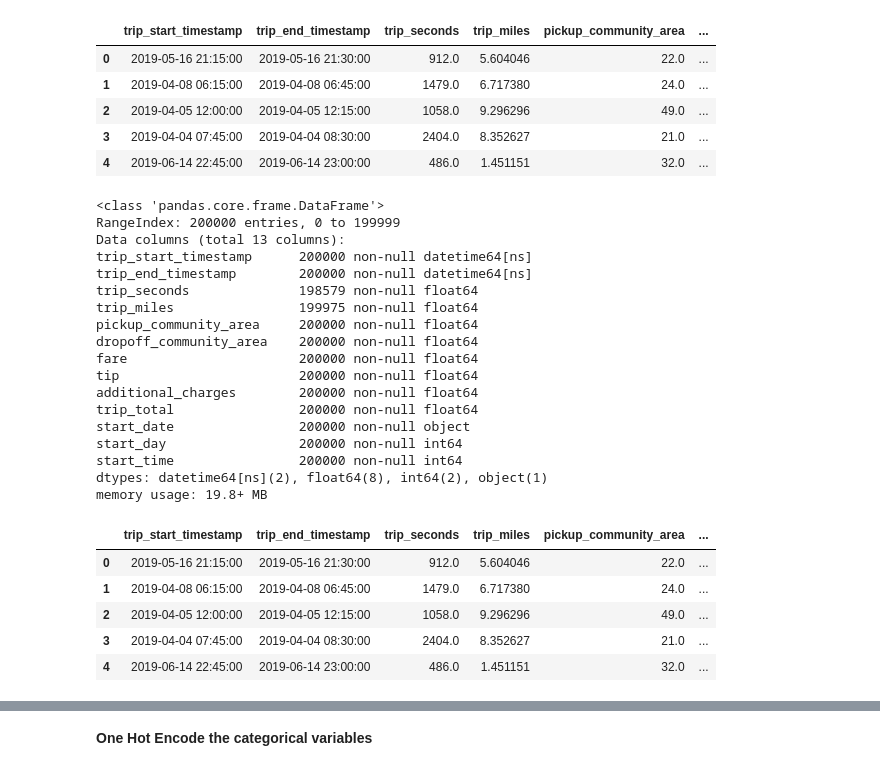
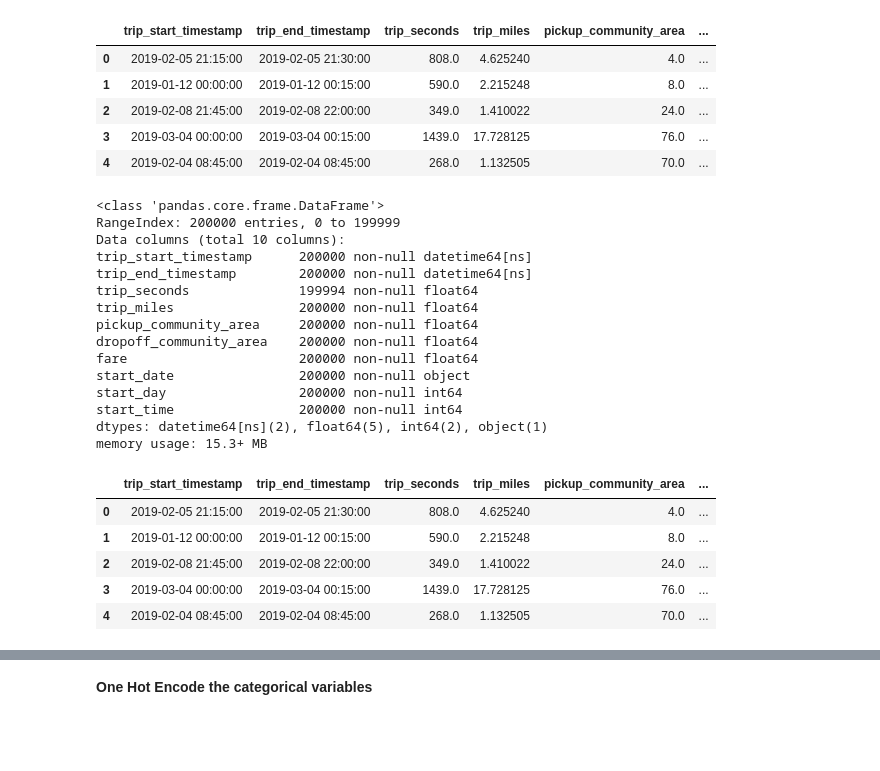
Before and after one commit to muoyo/chicago-ridesharing, a Jupyter notebook: Chicago_EDA.ipynb, the cells around one changed output, grey strips where cells are left out. Drawn from its saved outputs; the diff is of its cells as text; code cells hidden in the pictures; blank space fills up the shorter version.

```diff
--- a/Chicago_EDA.ipynb
+++ b/Chicago_EDA.ipynb
@@ -147,0 +172,3 @@ memory usage: 9.2 MB
+# %%
+ride_data = pd.read_csv('rideshare2.csv')
+ride_data.info()
@@ -147,0 +189,3 @@ memory usage: 9.2 MB
+# %%
+ride_data['trip_start_timestamp']= pd.to_datetime(ride_data['trip_start_timestamp'])
+ride_data['trip_end_timestamp']= pd.to_datetime(ride_data['trip_end_timestamp'])
@@ -165,0 +222,3 @@ sns.heatmap(ride_data.corr(), center=0)
+# %%
+ride_share = ride_data.iloc[:200000, :7]
+ride_share.head()
@@ -166,3 +232,3 @@ sns.heatmap(ride_data.corr(), center=0)
 # %%
-results_df['start_date'] = [d.date() for d in results_df['trip_start_timestamp']]
-results_df['start_time'] = [d.time() for d in results_df['trip_start_timestamp']]
+ride_share['start_date'] = [d.date() for d in ride_share['trip_start_timestamp']]
+ride_share.head()
@@ -249,34 +258,31 @@ ride_df.head()
 # %%
-ride_df['start_day'] = [d.weekday() for d in ride_df['trip_start_timestamp']]
+ride_share['start_day'] = [d.weekday() for d in ride_share['trip_start_timestamp']]
 
-ride_df.head()
+ride_share.head()
 # %% [output]
 |  | trip_start_timestamp | trip_end_timestamp | trip_seconds | trip_miles | pickup_community_area | ... |
-| 0 | 2019-05-16 21:15:00 | 2019-05-16 21:30:00 | 912.0 | 5.604046 | 22.0 | ... |
-| 1 | 2019-04-08 06:15:00 | 2019-04-08 06:45:00 | 1479.0 | 6.717380 | 24.0 | ... |
-| 2 | 2019-04-05 12:00:00 | 2019-04-05 12:15:00 | 1058.0 | 9.296296 | 49.0 | ... |
-| 3 | 2019-04-04 07:45:00 | 2019-04-04 08:30:00 | 2404.0 | 8.352627 | 21.0 | ... |
-| 4 | 2019-06-14 22:45:00 | 2019-06-14 23:00:00 | 486.0 | 1.451151 | 32.0 | ... |
+| 0 | 2019-02-05 21:15:00 | 2019-02-05 21:30:00 | 808.0 | 4.625240 | 4.0 | ... |
+| 1 | 2019-01-12 00:00:00 | 2019-01-12 00:15:00 | 590.0 | 2.215248 | 8.0 | ... |
+| 2 | 2019-02-08 21:45:00 | 2019-02-08 22:00:00 | 349.0 | 1.410022 | 24.0 | ... |
+| 3 | 2019-03-04 00:00:00 | 2019-03-04 00:15:00 | 1439.0 | 17.728125 | 76.0 | ... |
+| 4 | 2019-02-04 08:45:00 | 2019-02-04 08:45:00 | 268.0 | 1.132505 | 70.0 | ... |
 # %%
-ride_df['start_time'] = [d.hour for d in ride_df['trip_start_timestamp']]
-ride_df.info()
+ride_share['start_time'] = [d.hour for d in ride_share['trip_start_timestamp']]
+ride_share.info()
 # %% [output]
 <class 'pandas.core.frame.DataFrame'>
 RangeIndex: 200000 entries, 0 to 199999
-Data columns (total 13 columns):
+Data columns (total 10 columns):
 trip_start_timestamp      200000 non-null datetime64[ns]
 trip_end_timestamp        200000 non-null datetime64[ns]
-trip_seconds              198579 non-null float64
-trip_miles                199975 non-null float64
+trip_seconds              199994 non-null float64
+trip_miles                200000 non-null float64
 pickup_community_area     200000 non-null float64
 dropoff_community_area    200000 non-null float64
 fare                      200000 non-null float64
-tip                       200000 non-null float64
-additional_charges        200000 non-null float64
-trip_total                200000 non-null float64
 start_date                200000 non-null object
 start_day                 200000 non-null int64
 start_time                200000 non-null int64
-dtypes: datetime64[ns](2), float64(8), int64(2), object(1)
-memory usage: 19.8+ MB
+dtypes: datetime64[ns](2), float64(5), int64(2), object(1)
+memory usage: 15.3+ MB
 # %%
@@ -284,9 +290,9 @@ ride_df['time_block'] = ride_df['start_time']//3
 # %%
-ride_df.head()
+ride_share.head()
 # %% [output]
 |  | trip_start_timestamp | trip_end_timestamp | trip_seconds | trip_miles | pickup_community_area | ... |
-| 0 | 2019-05-16 21:15:00 | 2019-05-16 21:30:00 | 912.0 | 5.604046 | 22.0 | ... |
-| 1 | 2019-04-08 06:15:00 | 2019-04-08 06:45:00 | 1479.0 | 6.717380 | 24.0 | ... |
-| 2 | 2019-04-05 12:00:00 | 2019-04-05 12:15:00 | 1058.0 | 9.296296 | 49.0 | ... |
-| 3 | 2019-04-04 07:45:00 | 2019-04-04 08:30:00 | 2404.0 | 8.352627 | 21.0 | ... |
-| 4 | 2019-06-14 22:45:00 | 2019-06-14 23:00:00 | 486.0 | 1.451151 | 32.0 | ... |
+| 0 | 2019-02-05 21:15:00 | 2019-02-05 21:30:00 | 808.0 | 4.625240 | 4.0 | ... |
+| 1 | 2019-01-12 00:00:00 | 2019-01-12 00:15:00 | 590.0 | 2.215248 | 8.0 | ... |
+| 2 | 2019-02-08 21:45:00 | 2019-02-08 22:00:00 | 349.0 | 1.410022 | 24.0 | ... |
+| 3 | 2019-03-04 00:00:00 | 2019-03-04 00:15:00 | 1439.0 | 17.728125 | 76.0 | ... |
+| 4 | 2019-02-04 08:45:00 | 2019-02-04 08:45:00 | 268.0 | 1.132505 | 70.0 | ... |
```
Also changed, not shown: parts of 54 cells of this notebook.
